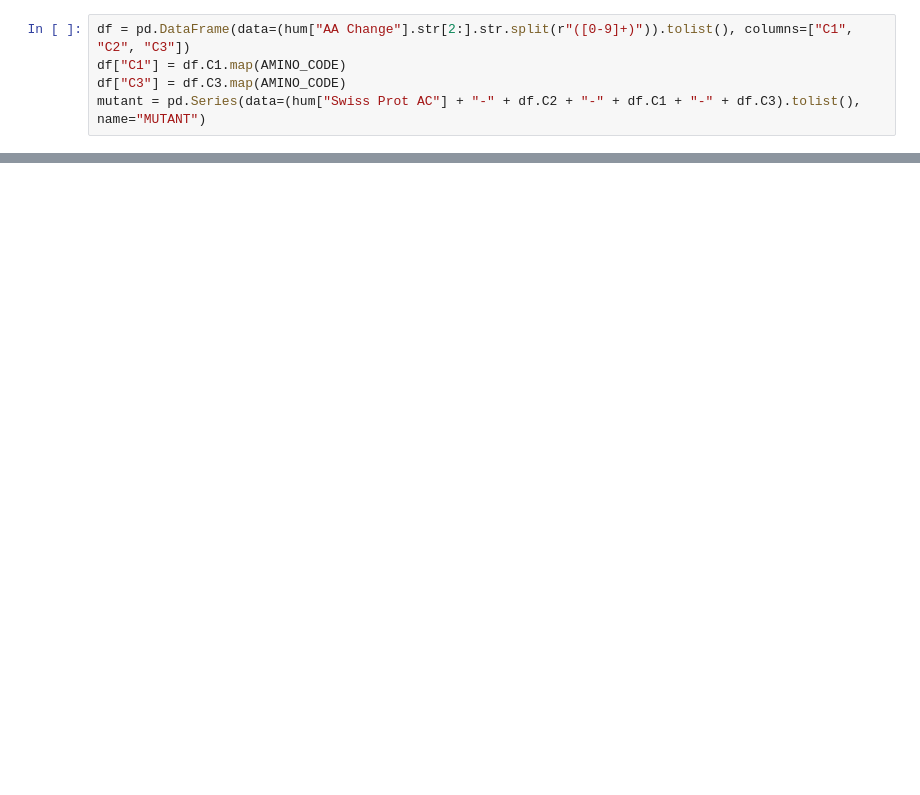
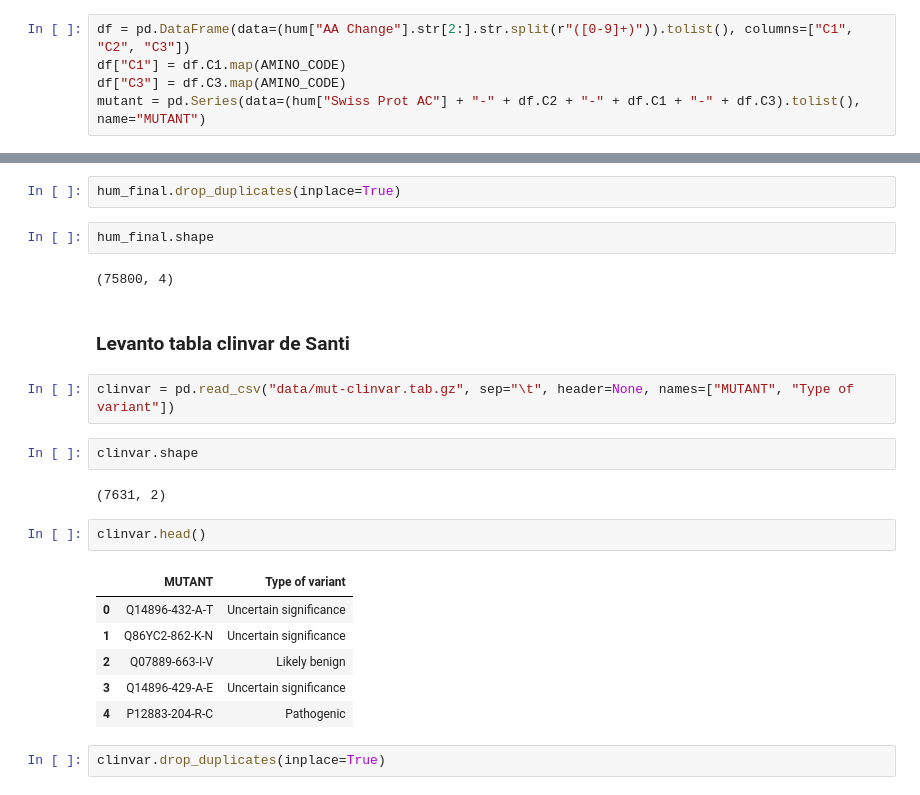
Before and after one commit to marlanbar/master-thesis, a Jupyter notebook: humsavar_analysis.ipynb, the cells around one changed output, grey strips where cells are left out. Drawn from its saved outputs; the diff is of its cells as text; blank space fills up the shorter version.

```diff
--- a/humsavar_analysis.ipynb
+++ b/humsavar_analysis.ipynb
@@ -54,0 +86,25 @@ pd.read_csv("")
+# %%
+hum_final.drop_duplicates(inplace=True)
+# %%
+hum_final.shape
+# %% [output]
+(75800, 4)
+# %% [markdown]
+### Levanto tabla clinvar de Santi
+# %%
+clinvar = pd.read_csv("data/mut-clinvar.tab.gz", sep="\t", header=None, names=["MUTANT", "Type of variant"])
+# %%
+clinvar.shape
+# %% [output]
+(7631, 2)
+# %%
+clinvar.head()
+# %% [output]
+|  | MUTANT | Type of variant |
+| 0 | Q14896-432-A-T | Uncertain significance |
+| 1 | Q86YC2-862-K-N | Uncertain significance |
+| 2 | Q07889-663-I-V | Likely benign |
+| 3 | Q14896-429-A-E | Uncertain significance |
+| 4 | P12883-204-R-C | Pathogenic |
+# %%
+clinvar.drop_duplicates(inplace=True)
```
Also changed, not shown: parts of 38 cells of this notebook.
